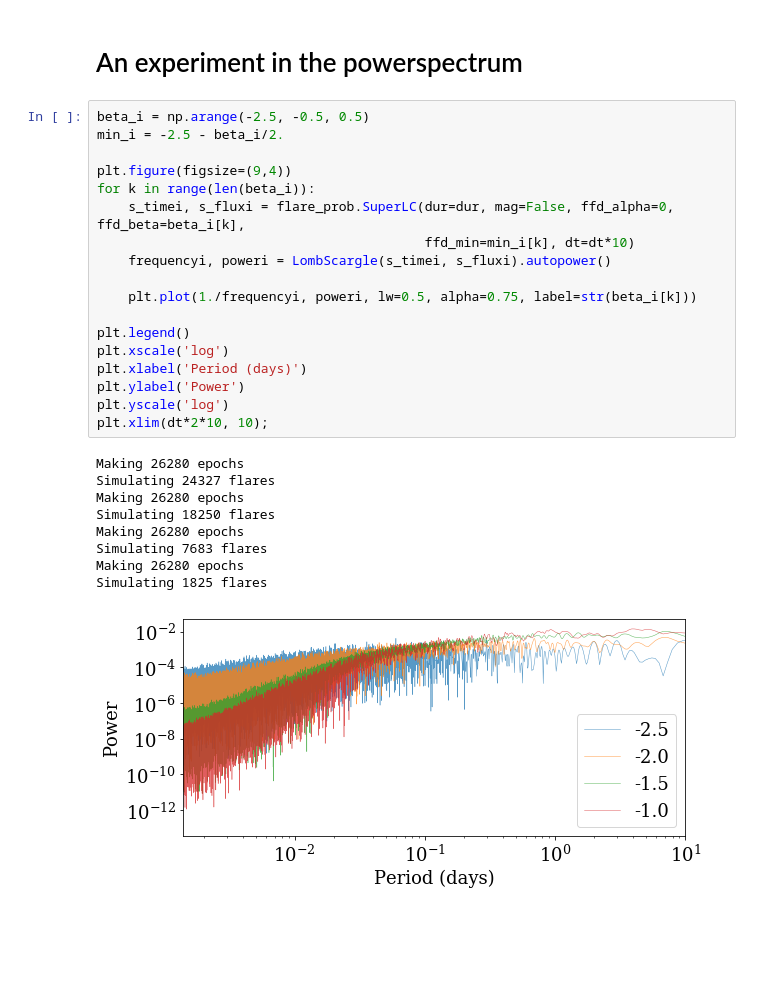
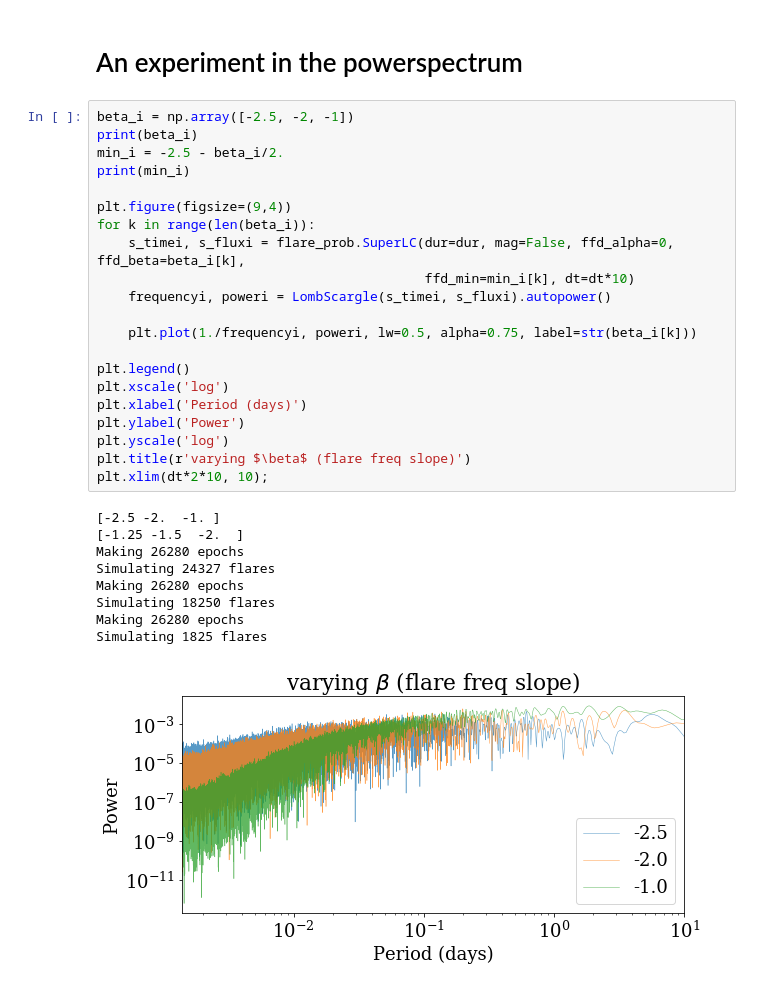
Before and after one commit to ernewton/flareninja, a Jupyter notebook: jradavenport_fwdmodel/fmodel.ipynb, the cells around one changed output. Drawn from its saved outputs; the diff is of its cells as text; blank space fills up the shorter version.

```diff
--- a/jradavenport_fwdmodel/fmodel.ipynb
+++ b/jradavenport_fwdmodel/fmodel.ipynb
@@ -79,31 +82,34 @@ plt.xlim(dt*2, 10);
 # %% [markdown]
 # An experiment in the powerspectrum
 # %%
-beta_i = np.arange(-2.5, -0.5, 0.5)
+beta_i = np.array([-2.5, -2, -1])
+print(beta_i)
 min_i = -2.5 - beta_i/2.
+print(min_i)
 
 plt.figure(figsize=(9,4))
 for k in range(len(beta_i)):
     s_timei, s_fluxi = flare_prob.SuperLC(dur=dur, mag=False, ffd_alpha=0, ffd_beta=beta_i[k],
                                           ffd_min=min_i[k], dt=dt*10)
     frequencyi, poweri = LombScargle(s_timei, s_fluxi).autopower()
 
     plt.plot(1./frequencyi, poweri, lw=0.5, alpha=0.75, label=str(beta_i[k]))
 
 plt.legend()
 plt.xscale('log')
 plt.xlabel('Period (days)')
 plt.ylabel('Power')
 plt.yscale('log')
+plt.title(r'varying $\beta$ (flare freq slope)')
 plt.xlim(dt*2*10, 10);
 # %% [output]
+[-2.5 -2.  -1. ]
+[-1.25 -1.5  -2.  ]
 Making 26280 epochs
 Simulating 24327 flares
 Making 26280 epochs
 Simulating 18250 flares
 Making 26280 epochs
-Simulating 7683 flares
-Making 26280 epochs
 Simulating 1825 flares
-[figure, old version]
+[figure, new version]
 # %%
```
Also changed, not shown: parts of 4 cells of this notebook.
